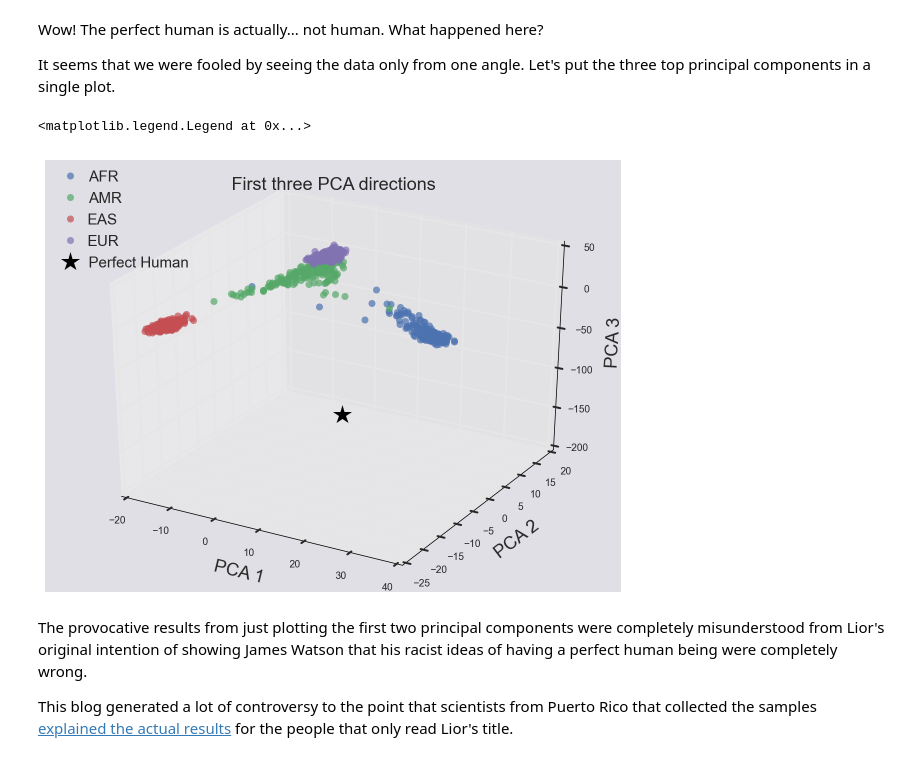
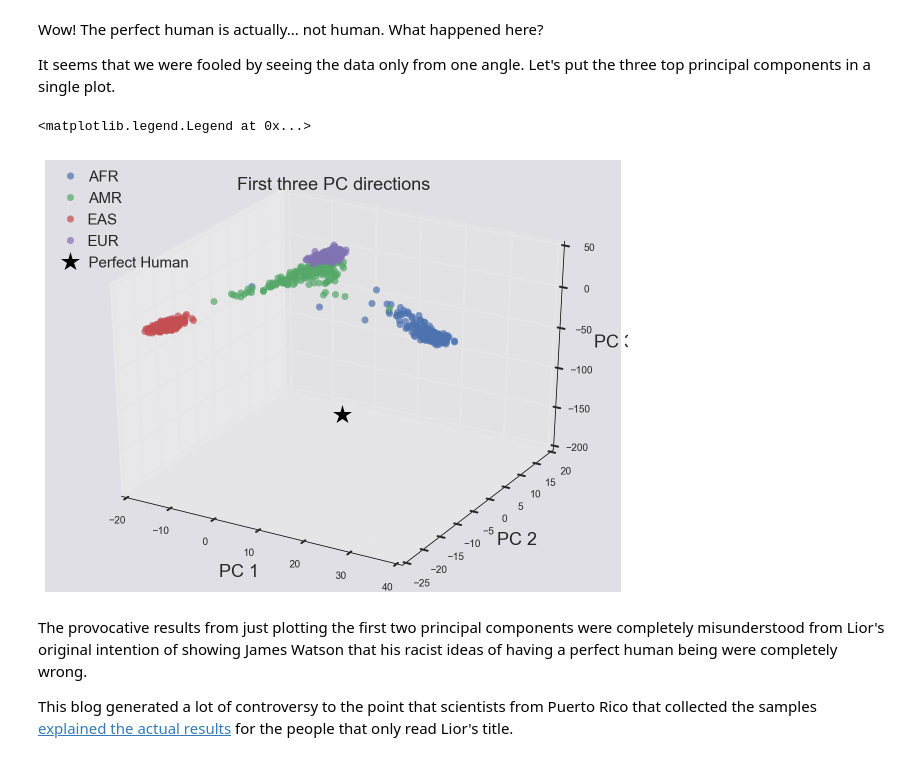
Before and after one commit to justinbois/bebi103, a Jupyter notebook: tutorials/r5_pca.ipynb, the cells around one changed output. Drawn from its saved outputs; the diff is of its cells as text; code cells hidden in the pictures.

```diff
--- a/tutorials/r5_pca.ipynb
+++ b/tutorials/r5_pca.ipynb
@@ -396,7 +394,7 @@ df_snp_pca = snp_pca.transform(df_snp_std)
 
 # Convert back to a nice tidy dataframe
 df_snp_pca = pd.DataFrame(df_snp_pca,
-                columns=['PCA' + str(x) for x in range(1, n_components+1)],
+                columns=['PC' + str(x) for x in range(1, n_components+1)],
                 index=df_snp.index)
 
 # Add again the gender, pop, and super_pop columns
@@ -416,16 +414,16 @@ Let's plot the first two principal components and find out who the perfect human
 df_gb = df_snp_pca[~df_snp_pca['super_pop'].isin(
                    ['Perfect Human'])].groupby(['super_pop'])
 for key, group in df_gb:
-    plt.plot(group.PCA1, group.PCA2, 'o', alpha=0.2, label=key)
+    plt.plot(group.PC1, group.PC2, 'o', alpha=0.2, label=key)
 
-# Add the perefect human being to the plot
-plt.plot(df_snp_pca.ix['perfect'].PCA1, df_snp_pca.ix['perfect'].PCA2, '*',
+# Add the perfect human being to the plot
+plt.plot(df_snp_pca.ix['perfect'].PC1, df_snp_pca.ix['perfect'].PC2, '*',
          markersize=15, color='black', label=df_snp_pca.ix['perfect'].super_pop)
 
 # Tidy the plot.
 plt.margins(0.05)
 plt.legend(loc=0, fontsize=14)
-plt.xlabel('PCA 1')
-plt.ylabel('PCA 2')
+plt.xlabel('PC 1')
+plt.ylabel('PC 2')
 # %% [output]
 <matplotlib.text.Text at 0x...>
@@ -448,8 +446,8 @@ p = bokeh.plotting.figure(background_fill='#DFDFE5', plot_width=650,
                           plot_height=450)
 p.xgrid.grid_line_color = 'white'
 p.ygrid.grid_line_color = 'white'
-p.xaxis.axis_label ='PCA 1'
-p.yaxis.axis_label ='PCA 2'
+p.xaxis.axis_label ='PC 1'
+p.yaxis.axis_label ='PC 2'
 
 # Add the hover tool
 p.add_tools(hover)
@@ -466,11 +464,11 @@ for key, group in df_snp_pca.groupby('super_pop'):
 
     # Populate glyphs
     if key == 'Perfect Human':
-        p.diamond_cross(x='PCA1', y='PCA2', size=20, source=source,
+        p.diamond_cross(x='PC1', y='PC2', size=20, source=source,
                         color='black', fill_color=None, line_width=2,
                         legend=key)
     else:
-        p.circle(x='PCA1', y='PCA2', size=7, alpha=0.2, source=source,
+        p.circle(x='PC1', y='PC2', size=7, alpha=0.2, source=source,
                  color=color_dict[key], legend=key)
 
 p.legend.background_fill_alpha = 0.25
@@ -491,8 +489,8 @@ p = bokeh.plotting.figure(background_fill='#DFDFE5', plot_width=650,
                           plot_height=450)
 p.xgrid.grid_line_color = 'white'
 p.ygrid.grid_line_color = 'white'
-p.xaxis.axis_label ='PCA 1'
-p.yaxis.axis_label ='PCA 3'
+p.xaxis.axis_label ='PC 1'
+p.yaxis.axis_label ='PC 3'
 
 # Add the hover tool
 p.add_tools(hover)
@@ -503,11 +501,11 @@ for key, group in df_snp_pca.groupby('super_pop'):
 
     # Populate glyphs
     if key == 'Perfect Human':
-        p.diamond_cross(x='PCA1', y='PCA3', size=20, source=source,
+        p.diamond_cross(x='PC1', y='PC3', size=20, source=source,
                         color='black', fill_color=None, line_width=2,
                        legend=key)
     else:
-        p.circle(x='PCA1', y='PCA3', size=7, alpha=0.2, source=source,
+        p.circle(x='PC1', y='PC3', size=7, alpha=0.2, source=source,
                  color=color_dict[key], legend=key)
 
 p.legend.background_fill_alpha = 0.25
@@ -523,21 +521,21 @@ It seems that we were fooled by seeing the data only from one angle. Let's put t
 # %%
 fig = plt.figure(1, figsize=(8, 6))
 ax = mpl_toolkits.mplot3d.Axes3D(fig)
 for key, group in df_snp_pca.groupby(['super_pop']):
     if key == 'Perfect Human':
-        ax.plot(group.PCA1, group.PCA2, group.PCA3, 'k*', markersize=20,
+        ax.plot(group.PC1, group.PC2, group.PC3, 'k*', markersize=20,
                 label=key)
     else:
-        ax.plot(group.PCA1, group.PCA2, group.PCA3, 'o', alpha=0.7, label=key)
+        ax.plot(group.PC1, group.PC2, group.PC3, 'o', alpha=0.7, label=key)
 
-ax.set_title("First three PCA directions")
-ax.set_xlabel("PCA 1")
-ax.set_ylabel("PCA 2")
-ax.set_zlabel("PCA 3")
+ax.set_title("First three PC directions")
+ax.set_xlabel("PC 1")
+ax.set_ylabel("PC 2")
+ax.set_zlabel("PC 3")
 ax.legend(loc='upper left', fontsize=15)
 # %% [output]
 <matplotlib.legend.Legend at 0x...>
-[figure, old version]
+[figure, new version]
 # %% [markdown]
 The provocative results from just plotting the first two principal components were completely misunderstood from Lior's original intention of showing James Watson that his racist ideas of having a perfect human being were completely wrong.
 
```
Also changed, not shown: parts of 3 cells of this notebook.
